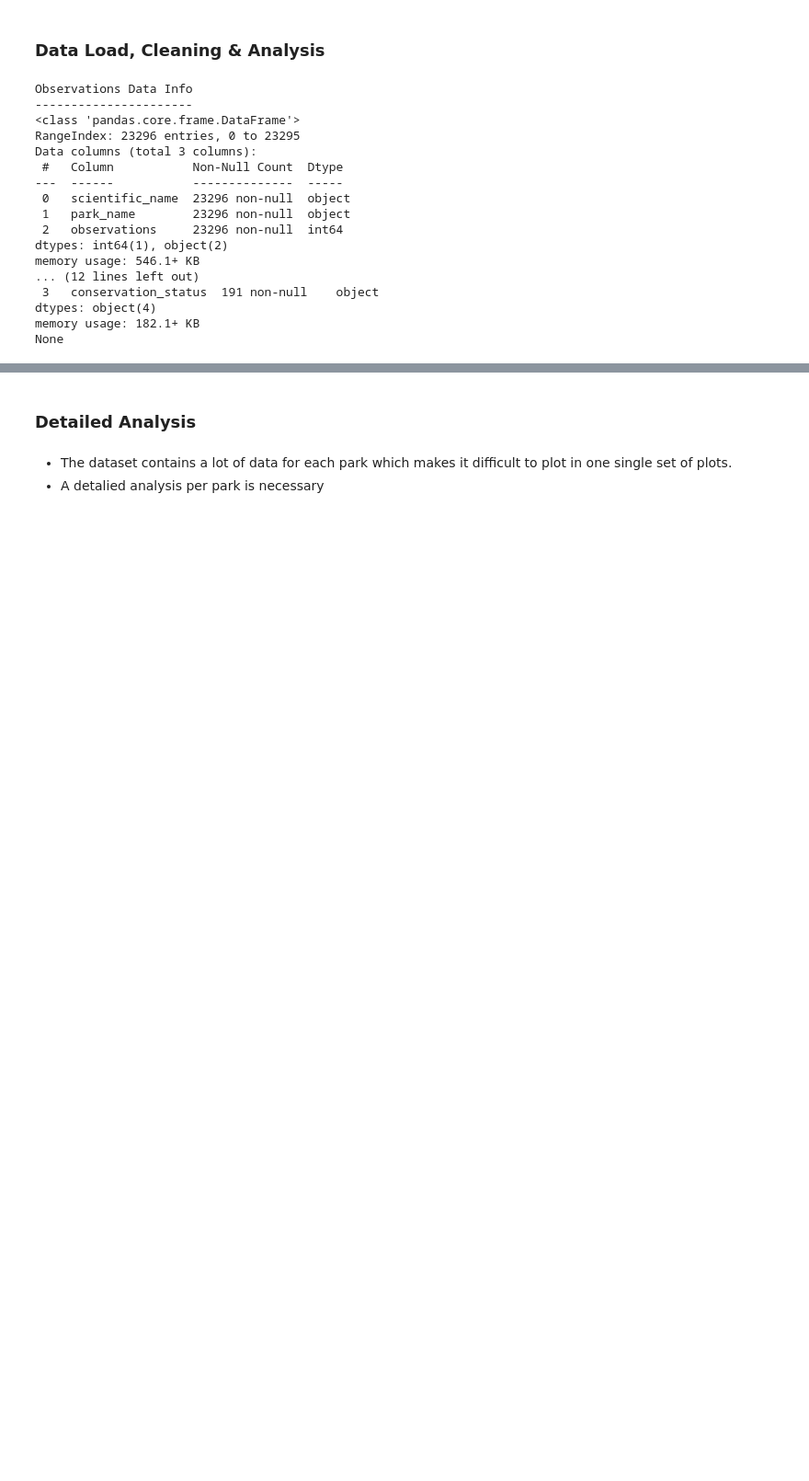
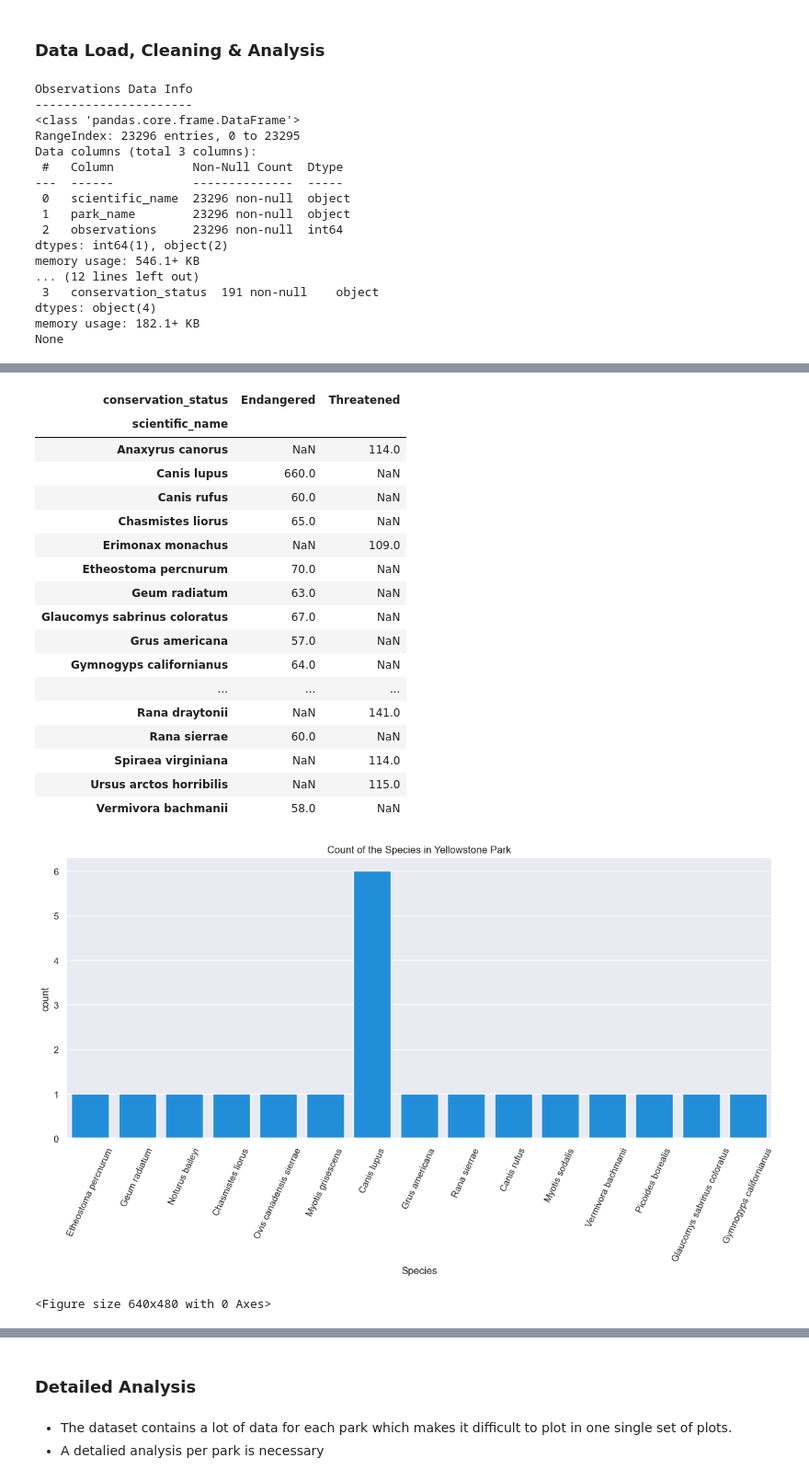
Before and after one commit to GALLP900/CodAcG_Github, a Jupyter notebook: Python_Training/Data Science Fundations II/biodiversity-starter/biodiversity_starter/biodiversity.ipynb, the cells around one changed output, grey strips where cells are left out. Shown at 92% size. Cells and saved outputs as stored; diff of their text form; code cells hidden in the pictures; blank space fills up the shorter version.

```diff
--- a/Python_Training/Data Science Fundations II/biodiversity-starter/biodiversity_starter/biodiversity.ipynb
+++ b/Python_Training/Data Science Fundations II/biodiversity-starter/biodiversity_starter/biodiversity.ipynb
@@ -164,0 +240,35 @@ plt.clf()
+# %%
+# create a df for the yellowstone park and analyze the data
+data_yellowstone = park_data_TE[park_data_TE.park_name == 'Yellowstone']
+# create a contingency table for the yellowstone park and the common names of the species
+data_yellowstone_contingency = pd.crosstab(data_yellowstone['scientific_name'], data_yellowstone['conservation_status'], values=data_yellowstone['observations'], aggfunc='sum')
+display(data_yellowstone_contingency)
+# Create countplot for the species in Yellowstone
+plt.figure(figsize=(15,6))
+sn.countplot(data=data_yellowstone[data_yellowstone.conservation_status =='Endangered'], x='scientific_name', capsize=0.2)
+plt.xticks(rotation=65, fontsize=11)
+plt.title(f'Count of the Species in Yellowstone Park')
+plt.xlabel('Species')
+plt.show()
+plt.clf()
+# %% [output]
+| conservation_status | Endangered | Threatened |
+| scientific_name |  |  |
+| Anaxyrus canorus | NaN | 114.0 |
+| Canis lupus | 660.0 | NaN |
+| Canis rufus | 60.0 | NaN |
+| Chasmistes liorus | 65.0 | NaN |
+| Erimonax monachus | NaN | 109.0 |
+| Etheostoma percnurum | 70.0 | NaN |
+| Geum radiatum | 63.0 | NaN |
+| Glaucomys sabrinus coloratus | 67.0 | NaN |
+| Grus americana | 57.0 | NaN |
+| Gymnogyps californianus | 64.0 | NaN |
+| ... | ... | ... |
+| Rana draytonii | NaN | 141.0 |
+| Rana sierrae | 60.0 | NaN |
+| Spiraea virginiana | NaN | 114.0 |
+| Ursus arctos horribilis | NaN | 115.0 |
+| Vermivora bachmanii | 58.0 | NaN |
+[figure, added]
+<Figure size 640x480 with 0 Axes>
```
Also changed, not shown: parts of 22 cells of this notebook.
